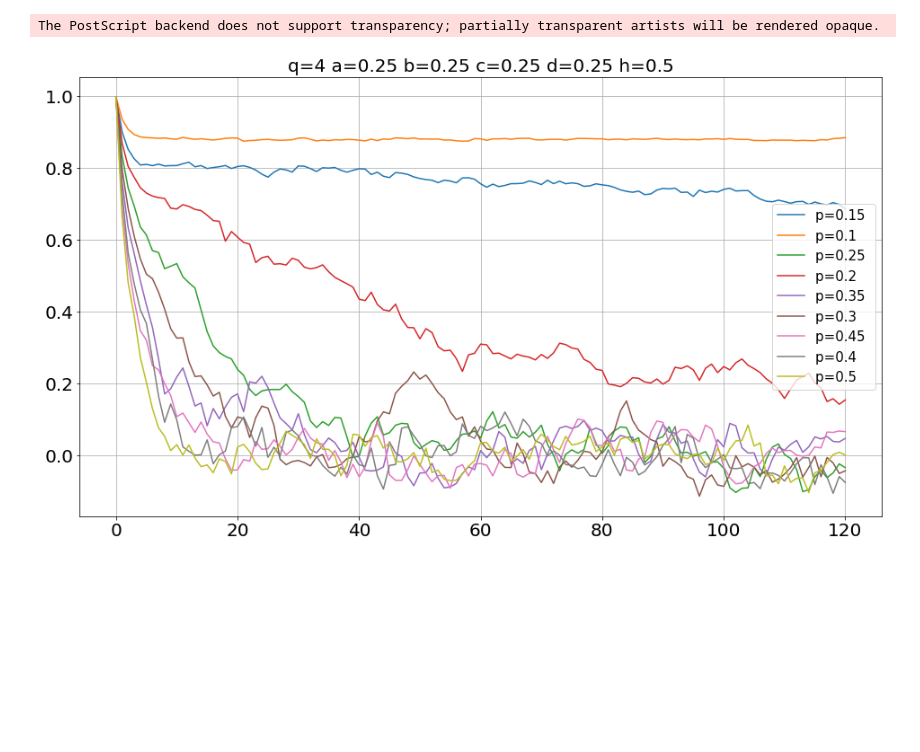
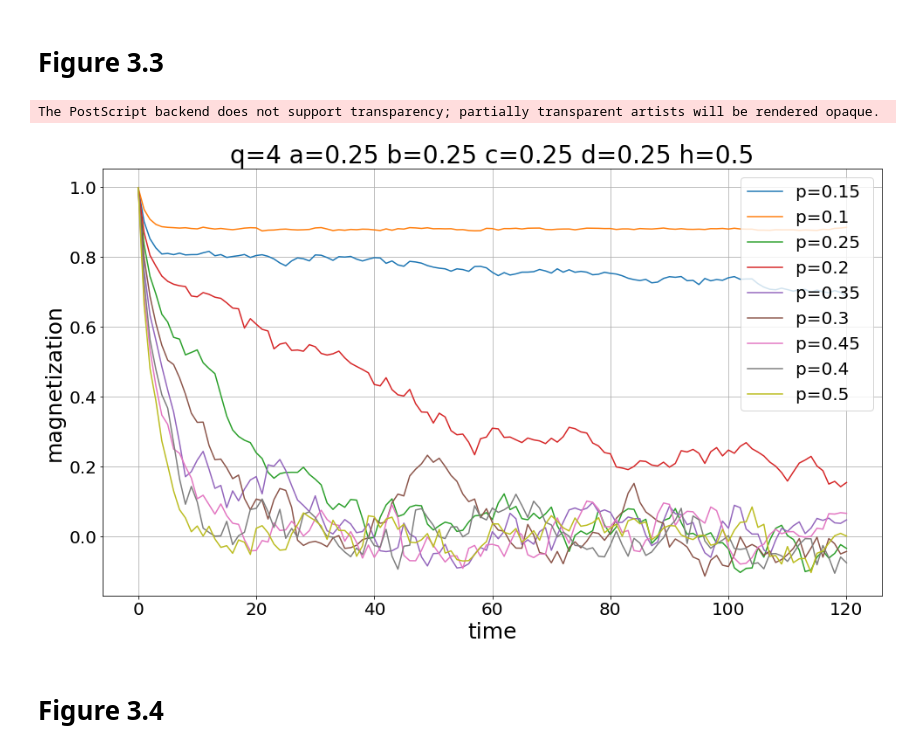
Before and after one commit to dpalatynski/Master-Thesis, a Jupyter notebook: results/Graphs_used.ipynb, the cells around one changed output. Drawn from its saved outputs; the diff is of its cells as text; code cells hidden in the pictures; blank space fills up the shorter version.

Commit message:
graphs preparation

```diff
--- a/results/Graphs_used.ipynb
+++ b/results/Graphs_used.ipynb
@@ -20,0 +11,6 @@ magnetizations = [pkl for pkl in os.listdir() if pkl[-4:] == '.pkl']
+# %%
+independent_runs = ['independent_magnetization_p=0.3_q=4_a=0.6_b=0.3_c=0.05_d=0.05_h=0.75.pkl']
+# %%
+for magnetization in independent_runs:
+    with open(magnetization, 'rb') as f:
+        x = pickle.load(f)
@@ -20,0 +53,13 @@ magnetizations = [pkl for pkl in os.listdir() if pkl[-4:] == '.pkl']
+# %%
+plt.figure(figsize=(16, 9))
+for magnetization in values_plots:
+    with open(magnetization, 'rb') as f:
+        x = pickle.load(f)
+    plt.plot(x, color='maroon')
+plt.title('Magnetization', fontsize=30)
+plt.xticks(fontsize=20)
+plt.yticks(fontsize=20)
+plt.xlabel('time', fontsize=25)
+plt.ylabel('magnetization', fontsize=25)
+plt.grid()
+plt.savefig(r'plots\figure3_2.eps', format='eps')
@@ -21 +68,32 @@ magnetizations = [pkl for pkl in os.listdir() if pkl[-4:] == '.pkl']
+# %% [markdown]
+# Figure 3.3
+# %%
+def plot_magnetizations(magnetizations, condition=None, legend=True):
+    plt.figure(figsize=(16, 9))
+    for magnetization in magnetizations:
+        with open(magnetization, 'rb') as f:
+            x = pickle.load(f)
+        magnetization = magnetization.replace(condition, '')
+        magnetization = magnetization.replace('magnetization_', '').replace('_', ' ').replace('.pkl', '')
+        plt.plot(x, label=magnetization)
+    plt.xticks(fontsize=20)
+    plt.yticks(fontsize=20)
+    plt.xlabel('time', fontsize=25)
+    plt.ylabel('magnetization', fontsize=25)
+    plt.grid()
+    if legend: plt.legend(prop={'size': 20})
+    if condition: plt.title(condition.replace('_', ' '), fontsize=28)
+# %%
+magnetizations = [pkl for pkl in os.listdir() if pkl[-4:] == '.pkl']
+
+condition = 'q=4_a=0.25_b=0.25_c=0.25_d=0.25_h=0.5'
+values = [magn for magn in magnetizations if (condition in magn and 'p=0.0' not in magn)]
+
+plot_magnetizations(values, condition, True)
+plt.savefig(r'plots\figure3_3.eps', format='eps')
+# %% [output]
+The PostScript backend does not support transparency; partially transparent artists will be rendered opaque.
+[figure, added]
+# %% [markdown]
+# Figure 3.4
 # %%
@@ -24,6 +104,0 @@ values = [magn for magn in magnetizations if (condition in magn and 'p=0.0' not
-# %%
-plot_magnetizations(values, condition, True)
-plt.savefig('plots\slight_slope_trajectories_1.eps', format='eps')
-# %% [output]
-The PostScript backend does not support transparency; partially transparent artists will be rendered opaque.
-[figure, removed]
```
Also changed, not shown: parts of 10 cells of this notebook, 1 other file.
